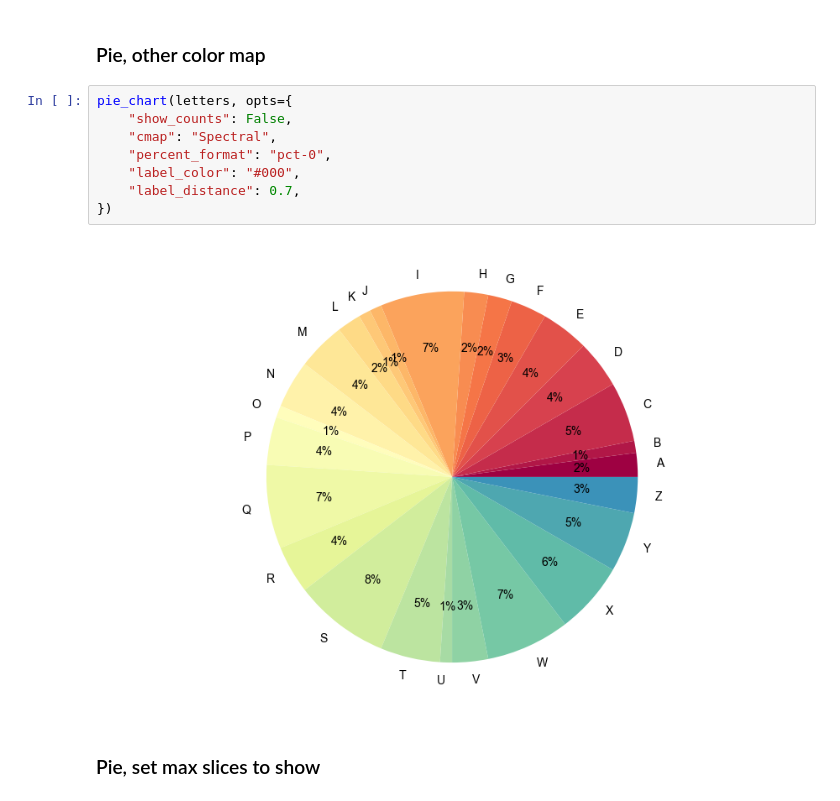
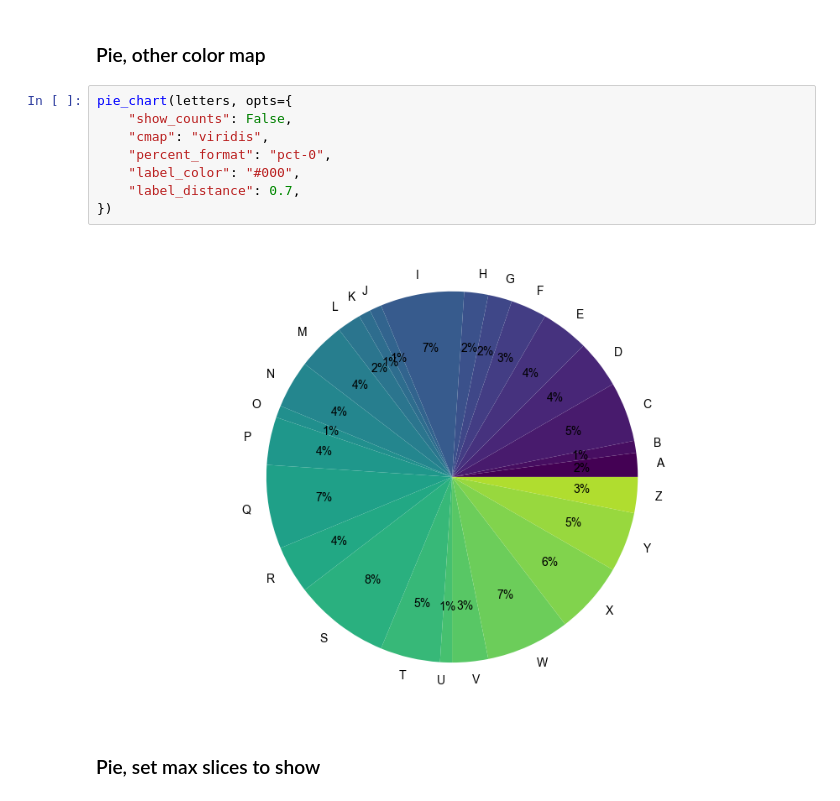
Before and after one commit to jhagelback/customized_chart, a Jupyter notebook: Examples.ipynb, the cells around one changed output. Drawn from its saved outputs; the diff is of its cells as text.

```diff
--- a/Examples.ipynb
+++ b/Examples.ipynb
@@ -70,13 +69,13 @@ pie_chart(sorted_movies, {
 # %%
 pie_chart(letters, opts={
     "show_counts": False,
-    "cmap": "Spectral",
+    "cmap": "viridis",
     "percent_format": "pct-0",
     "label_color": "#000",
     "label_distance": 0.7,
 })
 # %% [output]
-[figure, old version]
+[figure, new version]
 # %% [markdown]
 ### Pie, set max slices to show
 # %%
```
Also changed, not shown: parts of 3 cells of this notebook, 3 other files.
